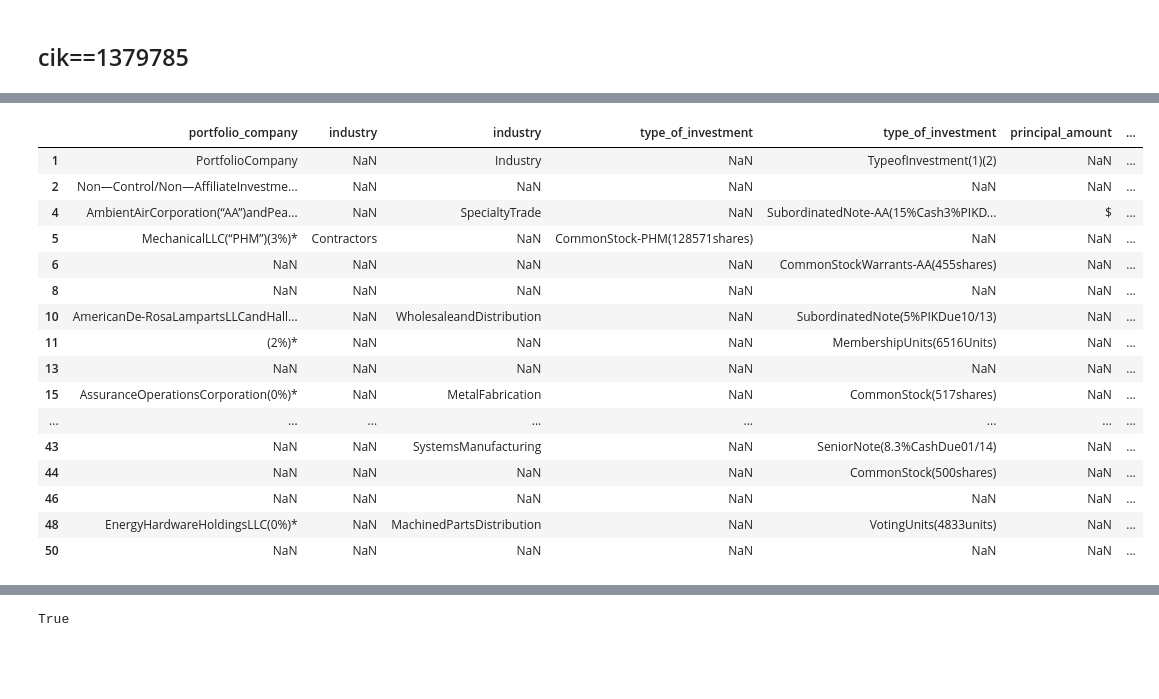
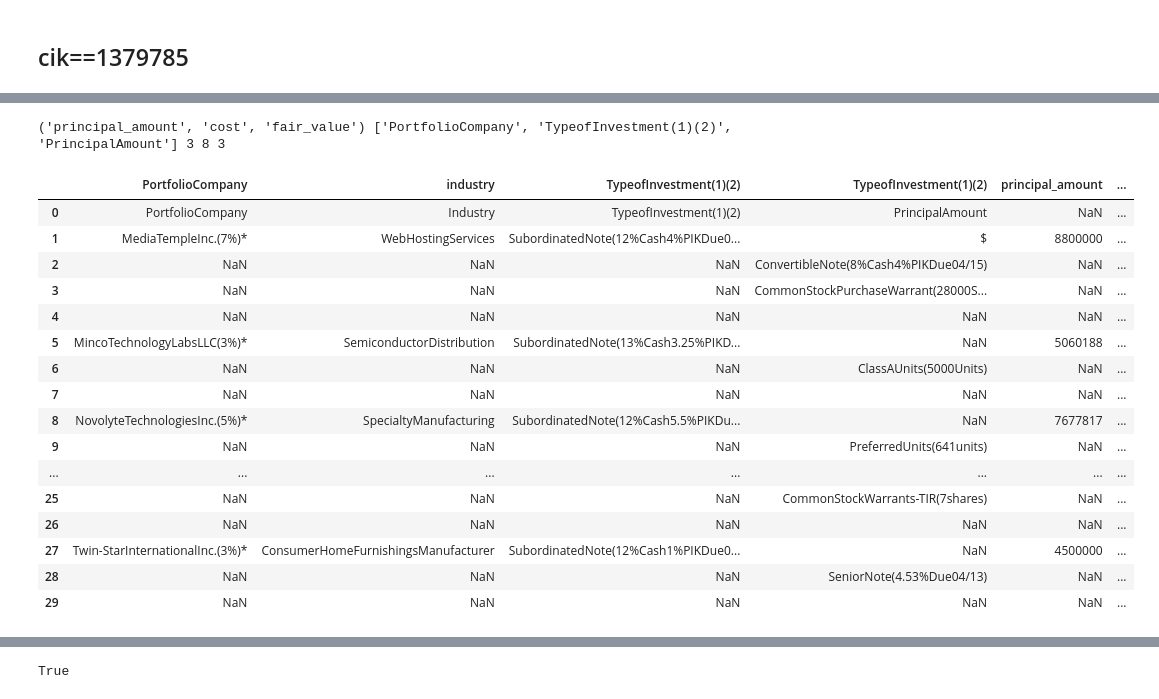
Before and after one commit to Coffee-Code-Philly-Accelerator/sec_filings, a Jupyter notebook: debugging.ipynb, the cells around one changed output, grey strips where cells are left out. Cells and saved outputs as stored; diff of their text form; code cells hidden in the pictures; blank space fills up the shorter version.

Commit message:
fixed bbdc notes issue

```diff
--- a/debugging.ipynb
+++ b/debugging.ipynb
@@ -1216,70 +1222,71 @@ df
 # %%
-string_iter_idx = num_iter_idx = 0
 
-string_fields = (
-    'portfolio_company',
-    # 'industry',
-    'type_of_investment',
-)
-numeric_fields = (
-    'principal_amount',
-    'cost',
-    'fair_value',
-)
+# string_fields = (
+#     'portfolio_company',
+#     # 'industry',
+#     'type_of_investment',
+# )
+
 # Function to attempt conversion and determine type
-def get_column_name(
+def tag_column_name(
     df:pd.DataFrame,
-    numeric_fields:tuple,
-    string_fields:tuple
+    numeric_fields:tuple=('principal_amount','cost','fair_value',)
 )->str:
-    # Attempt to convert to numeric, 'coerce' turns failures into NaNs
-    # Identify numeric and non-numeric columns
+
     numeric_cols = [
-        df[col].str.isnumeric().any()
+        df.loc[1:,col].str.isnumeric().any() or df.loc[1:,col].isna().all()
         for col in df.columns
     ]
     # Separating the DataFrame into two based on the type of columns
-    n_numeric,n_string = len(numeric_fields),len(string_fields)
     df_numeric,df_non_numeric = df.loc[:,numeric_cols],df.loc[:,[not value for value in numeric_cols]]
-    num_div = np.ceil(df_numeric.shape[1] / n_numeric).astype(int)
+    # numeric_fields = df_numeric.iloc[0][df_numeric.iloc[0].notna()].tolist()
+    string_fields = df_non_numeric.iloc[0][df_non_numeric.iloc[0].notna()].tolist()
+    string_fields.remove('Industry')
+    num_div = round(df_numeric.shape[1] / len(numeric_fields))
+    print(numeric_fields,string_fields,num_div,df_numeric.shape[1],  len(numeric_fields))
+
+    numeric_mask = df_numeric.applymap(lambda x: x != '' and pd.notna(x)).sum()
+    string_mask = df_non_numeric.applymap(lambda x: x != '' and pd.notna(x)).sum()
+    df_numeric,df_non_numeric = df_numeric.loc[:,numeric_mask > 1],df_non_numeric.loc[:,string_mask > 1]
 
     i,num_cols = 0,[None]*df_numeric.shape[1]
     start,end = i*num_div,min((i + 1)*num_div,df_numeric.shape[1])
-    while i*n_numeric - df_numeric.shape[1] and start < end:
+    while i*len(numeric_fields) - df_numeric.shape[1] and start < end:
         num_cols[start:end] = [numeric_fields[i]]*(end - start)
         i += 1
         start,end = i*num_div,min((i + 1)*num_div,df_numeric.shape[1])
     df_numeric.columns = num_cols
 
     flag,itr,columns = False,0,[None]*len(df_non_numeric.columns)
     for i,col in enumerate(df_non_numeric.columns):
         flag = df_non_numeric.loc[:,col].str.contains('%/*()',regex=True).any()
         columns[i] = string_fields[itr]
         if not flag:
             columns[i] = 'industry'
             itr = int(not flag)
     df_non_numeric.columns = columns
 
     return pd.concat([df_non_numeric,df_numeric],axis=1)
 
 
 
-get_column_name(df,numeric_fields,string_fields)
+tag_column_name(df)
 # %% [output]
+('principal_amount', 'cost', 'fair_value') ['PortfolioCompany', 'TypeofInvestment(1)(2)', 'PrincipalAmount'] 3 8 3
-|  | portfolio_company | industry | industry | type_of_investment | type_of_investment | principal_amount | ... |
-| 1 | PortfolioCompany | NaN | Industry | NaN | TypeofInvestment(1)(2) | NaN | ... |
-| 2 | Non—Control/Non—AffiliateInvestme... | NaN | NaN | NaN | NaN | NaN | ... |
-| 4 | AmbientAirCorporation(“AA”)andPea... | NaN | SpecialtyTrade | NaN | SubordinatedNote-AA(15%Cash3%PIKD... | $ | ... |
-| 5 | MechanicalLLC(“PHM”)(3%)* | Contractors | NaN | CommonStock-PHM(128571shares) | NaN | NaN | ... |
-| 6 | NaN | NaN | NaN | NaN | CommonStockWarrants-AA(455shares) | NaN | ... |
-| 8 | NaN | NaN | NaN | NaN | NaN | NaN | ... |
-| 10 | AmericanDe-RosaLampartsLLCandHall... | NaN | WholesaleandDistribution | NaN | SubordinatedNote(5%PIKDue10/13) | NaN | ... |
-| 11 | (2%)* | NaN | NaN | NaN | MembershipUnits(6516Units) | NaN | ... |
-| 13 | NaN | NaN | NaN | NaN | NaN | NaN | ... |
-| 15 | AssuranceOperationsCorporation(0%)* | NaN | MetalFabrication | NaN | CommonStock(517shares) | NaN | ... |
-| ... | ... | ... | ... | ... | ... | ... | ... |
-| 43 | NaN | NaN | SystemsManufacturing | NaN | SeniorNote(8.3%CashDue01/14) | NaN | ... |
-| 44 | NaN | NaN | NaN | NaN | CommonStock(500shares) | NaN | ... |
-| 46 | NaN | NaN | NaN | NaN | NaN | NaN | ... |
-| 48 | EnergyHardwareHoldingsLLC(0%)* | NaN | MachinedPartsDistribution | NaN | VotingUnits(4833units) | NaN | ... |
-| 50 | NaN | NaN | NaN | NaN | NaN | NaN | ... |
+|  | PortfolioCompany | industry | TypeofInvestment(1)(2) | TypeofInvestment(1)(2) | principal_amount | ... |
+| 0 | PortfolioCompany | Industry | TypeofInvestment(1)(2) | PrincipalAmount | NaN | ... |
+| 1 | MediaTempleInc.(7%)* | WebHostingServices | SubordinatedNote(12%Cash4%PIKDue0... | $ | 8800000 | ... |
+| 2 | NaN | NaN | NaN | ConvertibleNote(8%Cash4%PIKDue04/15) | NaN | ... |
+| 3 | NaN | NaN | NaN | CommonStockPurchaseWarrant(28000S... | NaN | ... |
+| 4 | NaN | NaN | NaN | NaN | NaN | ... |
+| 5 | MincoTechnologyLabsLLC(3%)* | SemiconductorDistribution | SubordinatedNote(13%Cash3.25%PIKD... | NaN | 5060188 | ... |
+| 6 | NaN | NaN | NaN | ClassAUnits(5000Units) | NaN | ... |
+| 7 | NaN | NaN | NaN | NaN | NaN | ... |
+| 8 | NovolyteTechnologiesInc.(5%)* | SpecialtyManufacturing | SubordinatedNote(12%Cash5.5%PIKDu... | NaN | 7677817 | ... |
+| 9 | NaN | NaN | NaN | PreferredUnits(641units) | NaN | ... |
+| ... | ... | ... | ... | ... | ... | ... |
+| 25 | NaN | NaN | NaN | CommonStockWarrants-TIR(7shares) | NaN | ... |
+| 26 | NaN | NaN | NaN | NaN | NaN | ... |
+| 27 | Twin-StarInternationalInc.(3%)* | ConsumerHomeFurnishingsManufacturer | SubordinatedNote(12%Cash1%PIKDue0... | NaN | 4500000 | ... |
+| 28 | NaN | NaN | NaN | SeniorNote(4.53%Due04/13) | NaN | ... |
+| 29 | NaN | NaN | NaN | NaN | NaN | ... |
```
Also changed, not shown: parts of 3 cells of this notebook, 2 other files.
